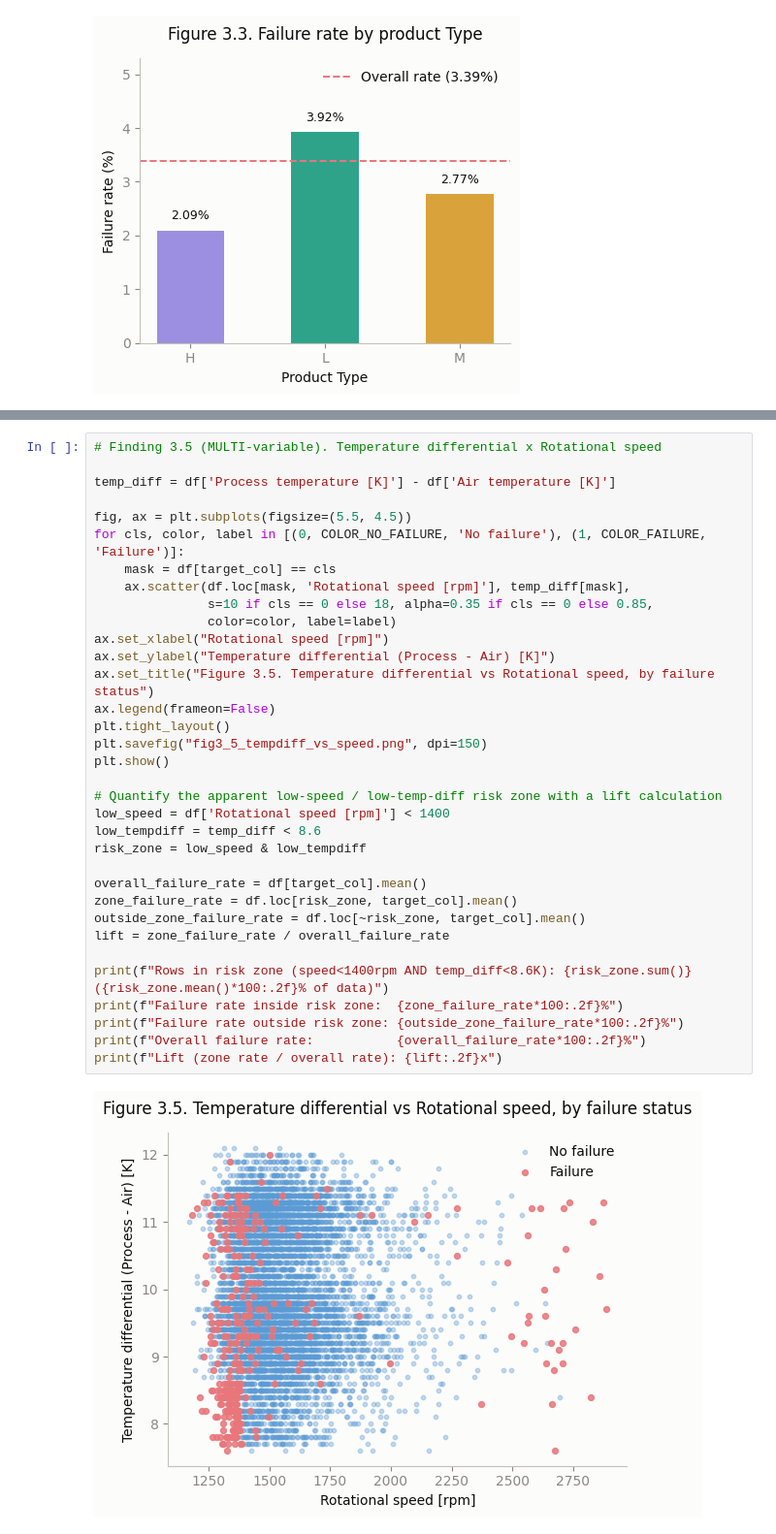
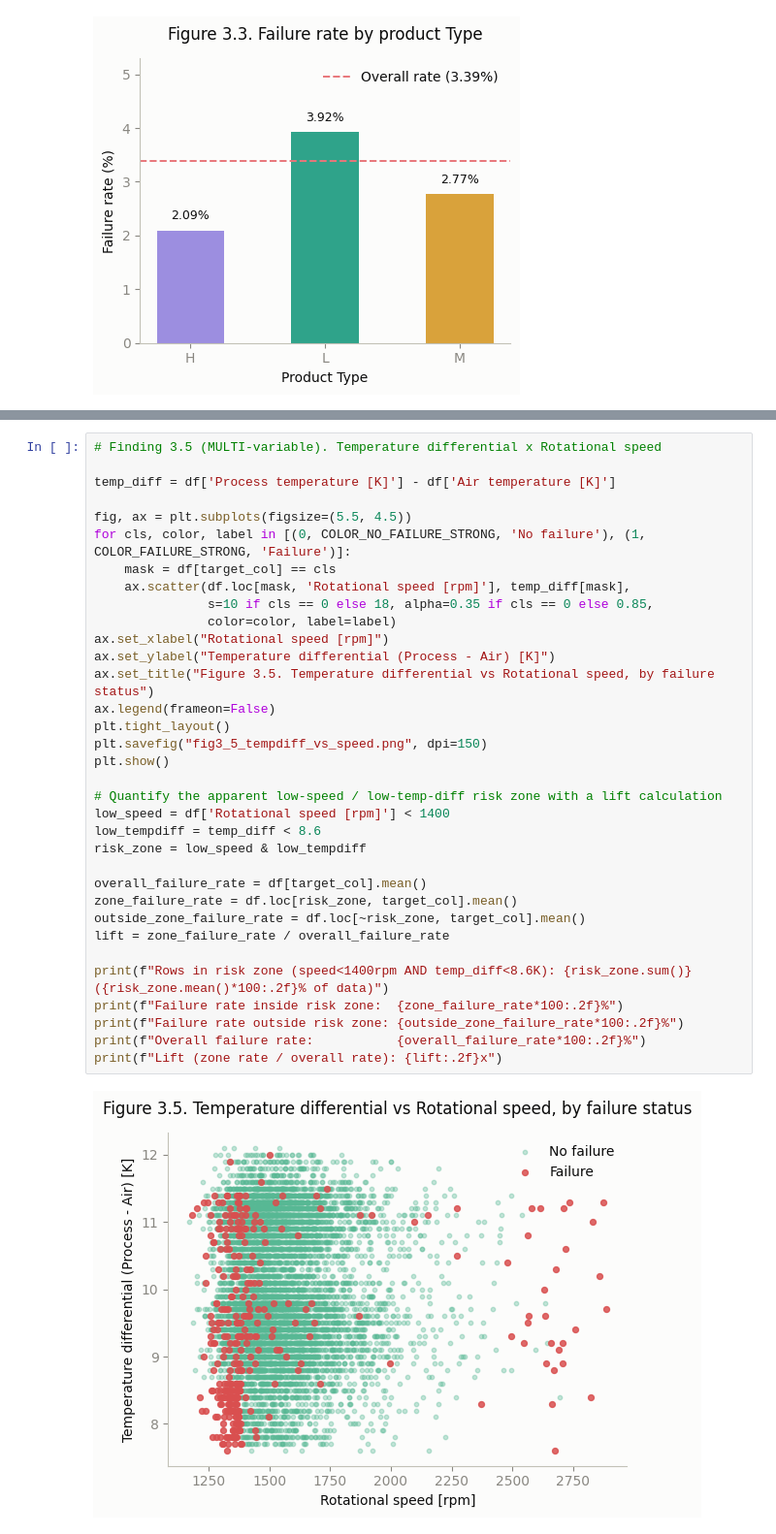
Before and after one commit to JoseAlberto88/Predictive-Maintenance-Dataset, a Jupyter notebook: Predictive_Maintenance_Dataset.ipynb, the cells around one changed output, grey strips where cells are left out. Shown at 97% size. Saved outputs shown, nothing was run; the diff lists cells and outputs as text.

```diff
--- a/Predictive_Maintenance_Dataset.ipynb
+++ b/Predictive_Maintenance_Dataset.ipynb
@@ -554,36 +554,36 @@ Tool wear [min]                           0.000       -0.003            1.000
 temp_diff = df['Process temperature [K]'] - df['Air temperature [K]']
 
 fig, ax = plt.subplots(figsize=(5.5, 4.5))
-for cls, color, label in [(0, COLOR_NO_FAILURE, 'No failure'), (1, COLOR_FAILURE, 'Failure')]:
+for cls, color, label in [(0, COLOR_NO_FAILURE_STRONG, 'No failure'), (1, COLOR_FAILURE_STRONG, 'Failure')]:
     mask = df[target_col] == cls
     ax.scatter(df.loc[mask, 'Rotational speed [rpm]'], temp_diff[mask],
                s=10 if cls == 0 else 18, alpha=0.35 if cls == 0 else 0.85,
                color=color, label=label)
 ax.set_xlabel("Rotational speed [rpm]")
 ax.set_ylabel("Temperature differential (Process - Air) [K]")
 ax.set_title("Figure 3.5. Temperature differential vs Rotational speed, by failure status")
 ax.legend(frameon=False)
 plt.tight_layout()
 plt.savefig("fig3_5_tempdiff_vs_speed.png", dpi=150)
 plt.show()
 
 # Quantify the apparent low-speed / low-temp-diff risk zone with a lift calculation
 low_speed = df['Rotational speed [rpm]'] < 1400
 low_tempdiff = temp_diff < 8.6
 risk_zone = low_speed & low_tempdiff
 
 overall_failure_rate = df[target_col].mean()
 zone_failure_rate = df.loc[risk_zone, target_col].mean()
 outside_zone_failure_rate = df.loc[~risk_zone, target_col].mean()
 lift = zone_failure_rate / overall_failure_rate
 
 print(f"Rows in risk zone (speed<1400rpm AND temp_diff<8.6K): {risk_zone.sum()} ({risk_zone.mean()*100:.2f}% of data)")
 print(f"Failure rate inside risk zone:  {zone_failure_rate*100:.2f}%")
 print(f"Failure rate outside risk zone: {outside_zone_failure_rate*100:.2f}%")
 print(f"Overall failure rate:           {overall_failure_rate*100:.2f}%")
 print(f"Lift (zone rate / overall rate): {lift:.2f}x")
 # %% [output]
-[figure, old version]
+[figure, new version]
 Rows in risk zone (speed<1400rpm AND temp_diff<8.6K): 150 (1.50% of data)
 Failure rate inside risk zone:  77.33%
 Failure rate outside risk zone: 2.26%
```
Also changed, not shown: parts of 2 cells of this notebook.
